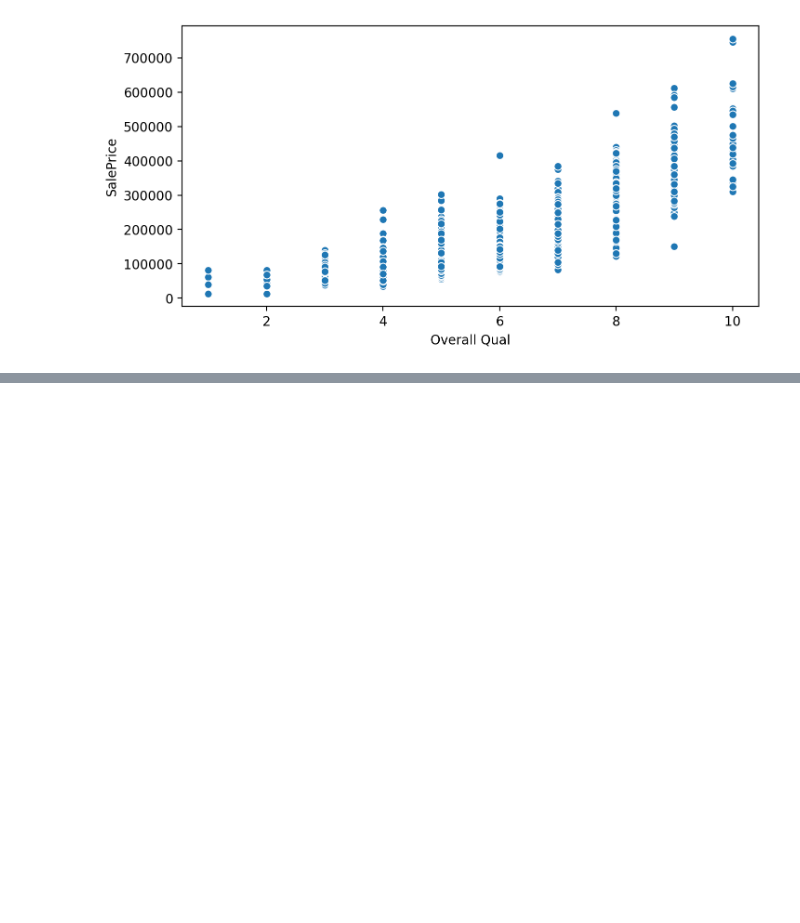
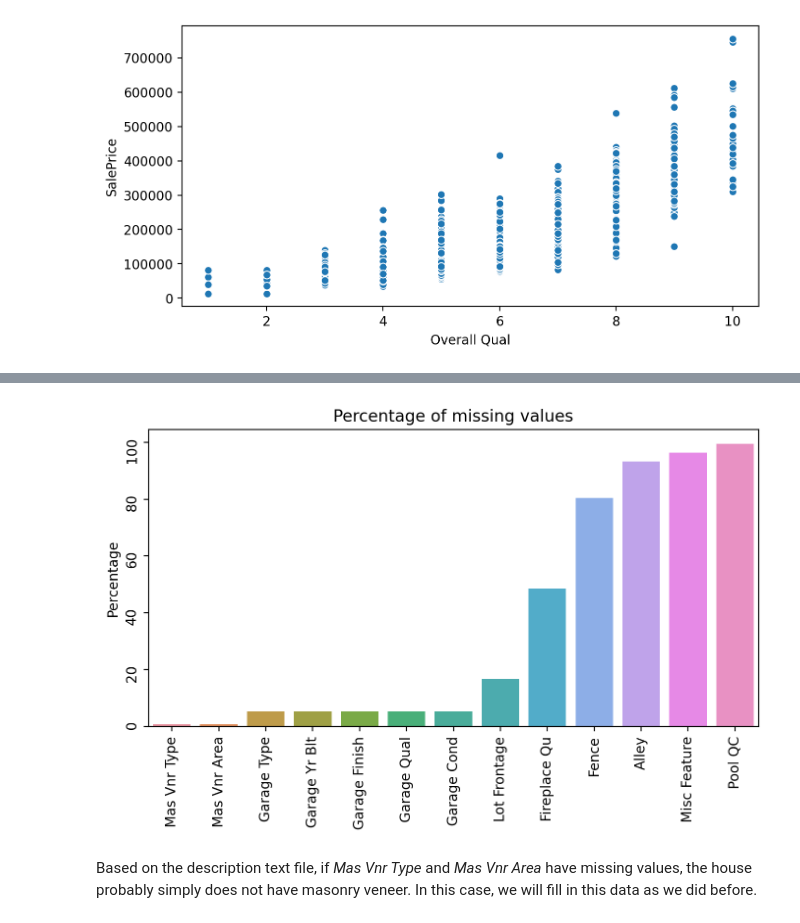
Before and after one commit to rbhubert/machine-learning-overview, a Jupyter notebook: linear regression.ipynb, the cells around one changed output, grey strips where cells are left out. Drawn from its saved outputs; the diff is of its cells as text; code cells hidden in the pictures; blank space fills up the shorter version.

```diff
--- a/linear regression.ipynb
+++ b/linear regression.ipynb
@@ -117,0 +370,5 @@ ames_df.to_csv("Ames_outliers_removed.csv", index = False)
+# %%
+ames_df = ames_df.dropna(axis=0, subset=['Electrical','Garage Cars'])
+# %%
+percentage_nan = percentage_of_missing_values(ames_df)
+percentage_nan
@@ -117,0 +390,11 @@ ames_df.to_csv("Ames_outliers_removed.csv", index = False)
+# %%
+fig, ax = plt.subplots(figsize=(8,4), dpi=200)
+sns.barplot(x=percentage_nan.index, y=percentage_nan, ax=ax)
+
+ax.set_ylabel('Percentage')
+ax.set_title('Percentage of missing values')
+ax.tick_params(labelrotation=90)
+# %% [output]
+[figure, added]
+# %% [markdown]
+Based on the description text file, if *Mas Vnr Type* and *Mas Vnr Area* have missing values, the house probably simply does not have masonry veneer. In this case, we will fill in this data as we did before.
```
Also changed, not shown: parts of 52 cells of this notebook.
